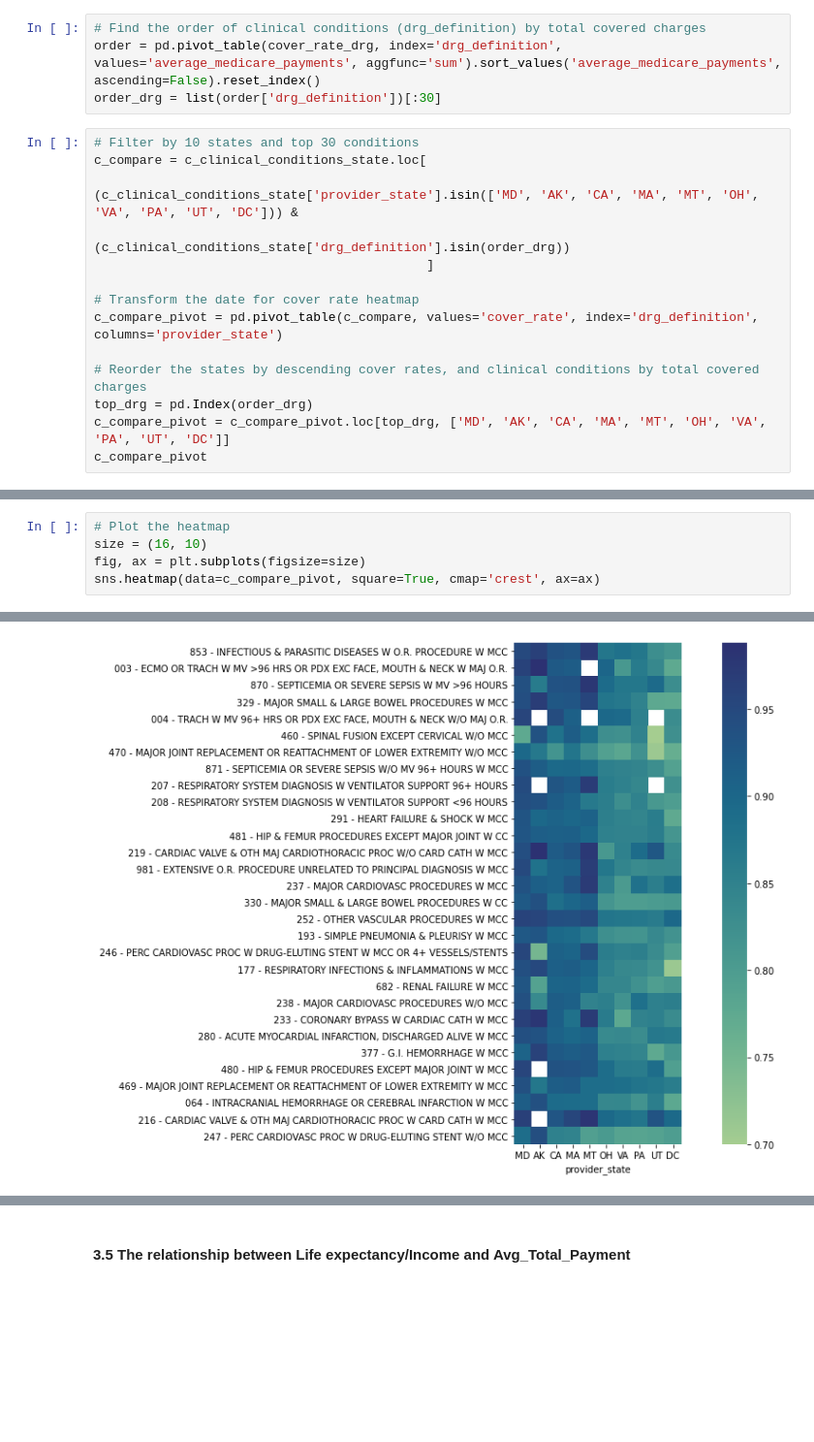
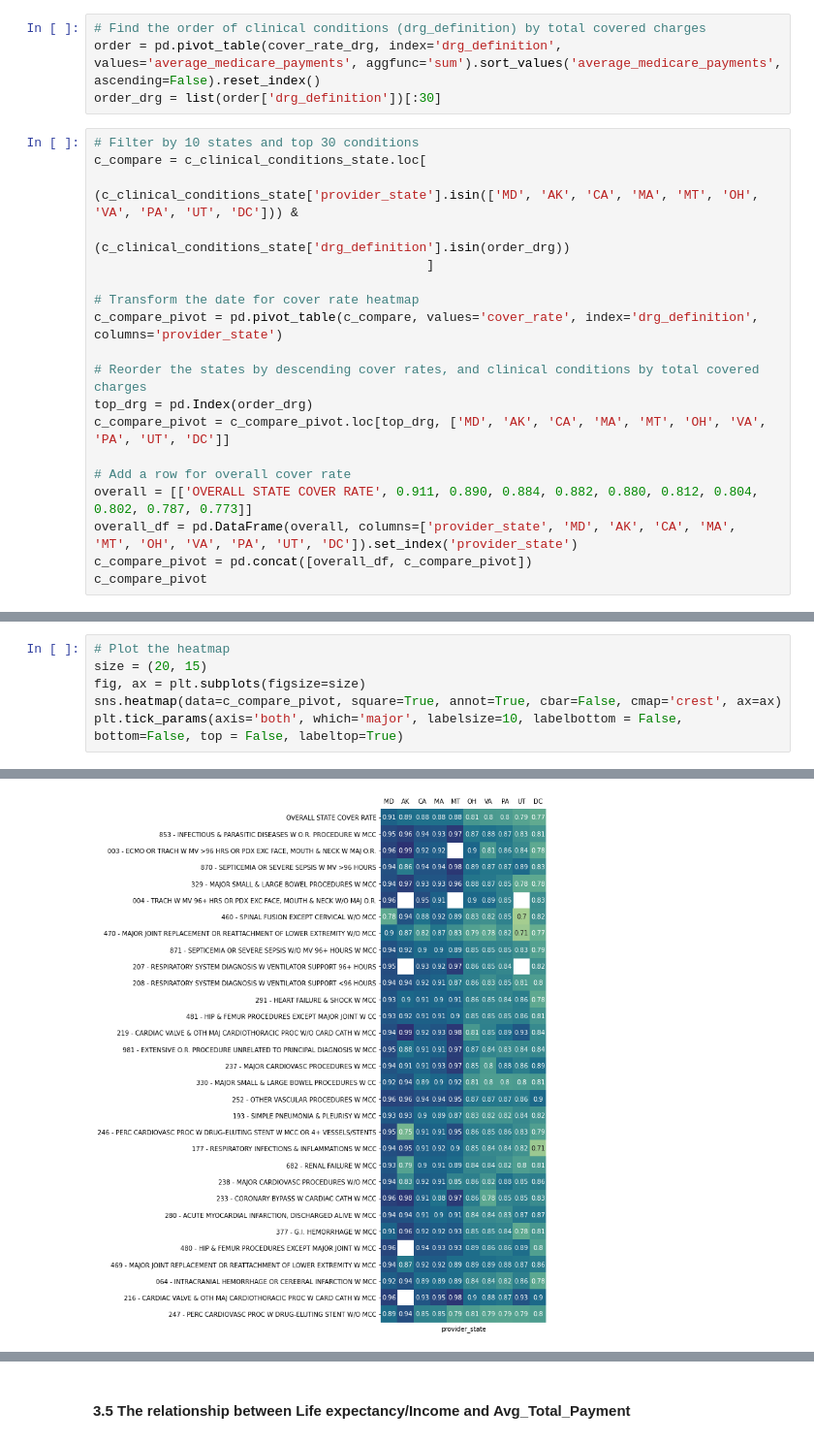
Before and after one commit to AnyiHuang/Analyzing-Inpatient-medical-expense-in-US, a Jupyter notebook: BA780_Team5A.ipynb, the cells around one changed output, grey strips where cells are left out. Shown at 97% size. Cells and saved outputs as stored; diff of their text form; blank space fills up the shorter version.

```diff
--- a/BA780_Team5A.ipynb
+++ b/BA780_Team5A.ipynb
@@ -439,6 +436,11 @@ c_compare_pivot = pd.pivot_table(c_compare, values='cover_rate', index='drg_defi
 # Reorder the states by descending cover rates, and clinical conditions by total covered charges
 top_drg = pd.Index(order_drg)
 c_compare_pivot = c_compare_pivot.loc[top_drg, ['MD', 'AK', 'CA', 'MA', 'MT', 'OH', 'VA', 'PA', 'UT', 'DC']]
+
+# Add a row for overall cover rate
+overall = [['OVERALL STATE COVER RATE', 0.911, 0.890, 0.884, 0.882, 0.880, 0.812, 0.804, 0.802, 0.787, 0.773]]
+overall_df = pd.DataFrame(overall, columns=['provider_state', 'MD', 'AK', 'CA', 'MA', 'MT', 'OH', 'VA', 'PA', 'UT', 'DC']).set_index('provider_state')
+c_compare_pivot = pd.concat([overall_df, c_compare_pivot])
 c_compare_pivot
 # %% [output]
 | provider_state | MD | AK | CA | MA | MT | OH | VA | PA | UT | DC |
@@ -460,7 +462,8 @@ c_compare_pivot
 | 247 - PERC CARDIOVASC PROC W DRUG... | 0.890 | 0.943 | 0.852 | 0.848 | 0.794 | 0.805 | 0.787 | 0.786 | 0.789 | 0.798 |
 # %%
 # Plot the heatmap
-size = (16, 10)
+size = (20, 15)
 fig, ax = plt.subplots(figsize=size)
-sns.heatmap(data=c_compare_pivot, square=True, cmap='crest', ax=ax)
+sns.heatmap(data=c_compare_pivot, square=True, annot=True, cbar=False, cmap='crest', ax=ax)
+plt.tick_params(axis='both', which='major', labelsize=10, labelbottom = False, bottom=False, top = False, labeltop=True)
 # %% [output]
@@ -468,2 +470,2 @@ sns.heatmap(data=c_compare_pivot, square=True, cmap='crest', ax=ax)
-[figure, old version]
+[figure, new version]
 # %% [markdown]
```
Also changed, not shown: parts of 14 cells of this notebook.
